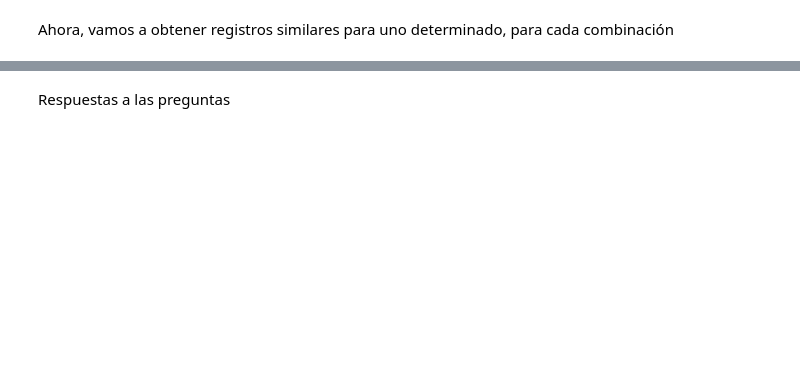
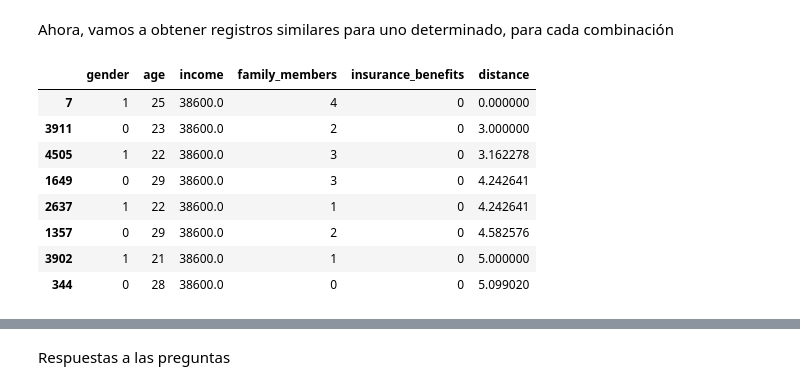
Before and after one commit to Car27VeP/SureTomorrow-ML-Solutions, a Jupyter notebook: p_11.ipynb, the cells around one changed output, grey strips where cells are left out. Cells and saved outputs as stored; diff of their text form; code cells hidden in the pictures; blank space fills up the shorter version.

```diff
--- a/p_11.ipynb
+++ b/p_11.ipynb
@@ -31,7 +44,7 @@ from IPython.display import display
 # %% [markdown]
 Carga los datos y haz una revisión básica para comprobar que no hay problemas obvios.
 # %%
-df = pd.read_csv('/datasets/insurance_us.csv')
+df = pd.read_csv('insurance_us.csv')
 # %% [markdown]
 Renombramos las columnas para que el código se vea más coherente con su estilo.
 # %%
@@ -69,5 +82,6 @@ memory usage: 175.9 KB
 # puede que queramos cambiar el tipo de edad (de float a int) aunque esto no es crucial
 
 # escribe tu conversión aquí si lo deseas:
+df['age'] = df['age'].astype('int32')
 # %%
 # comprueba que la conversión se haya realizado con éxito
@@ -150,2 +225,14 @@ df_scaled.sample(5)
 # %% [markdown]
 Ahora, vamos a obtener registros similares para uno determinado, para cada combinación
+# %%
+get_knn(df,7,8,metric='')
+# %% [output]
+|  | gender | age | income | family_members | insurance_benefits | distance |
+| 7 | 1 | 25 | 38600.0 | 4 | 0 | 0.000000 |
+| 3911 | 0 | 23 | 38600.0 | 2 | 0 | 3.000000 |
+| 4505 | 1 | 22 | 38600.0 | 3 | 0 | 3.162278 |
+| 1649 | 0 | 29 | 38600.0 | 3 | 0 | 4.242641 |
+| 2637 | 1 | 22 | 38600.0 | 1 | 0 | 4.242641 |
+| 1357 | 0 | 29 | 38600.0 | 2 | 0 | 4.582576 |
+| 3902 | 1 | 21 | 38600.0 | 1 | 0 | 5.000000 |
+| 344 | 0 | 28 | 38600.0 | 0 | 0 | 5.099020 |
```
Also changed, not shown: parts of 15 cells of this notebook.
